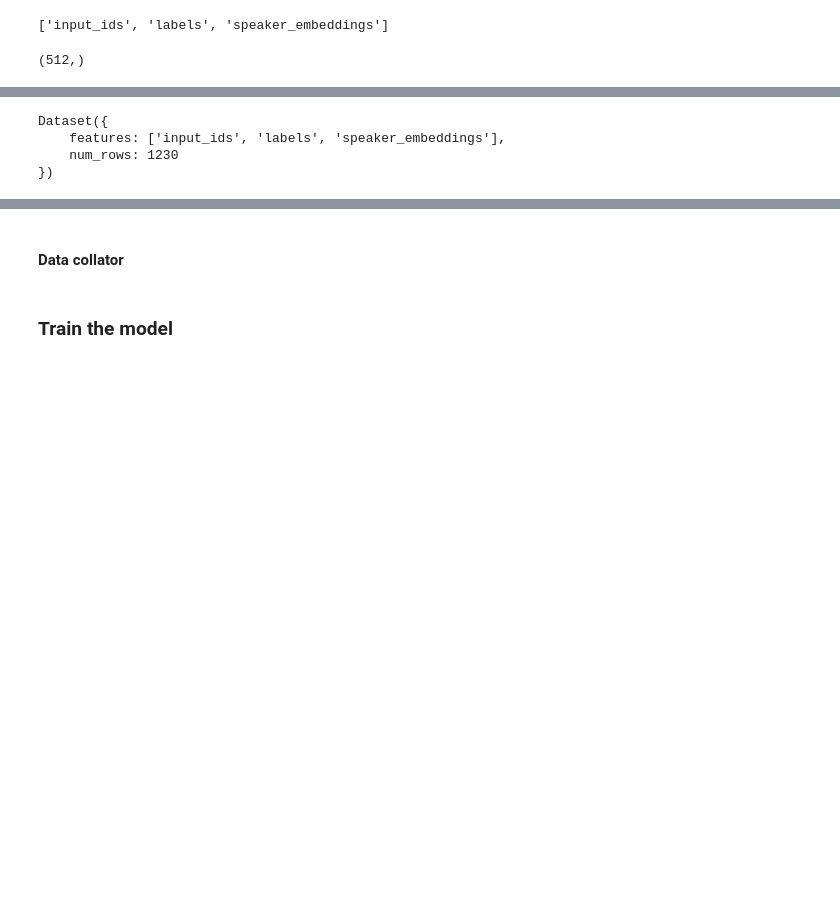
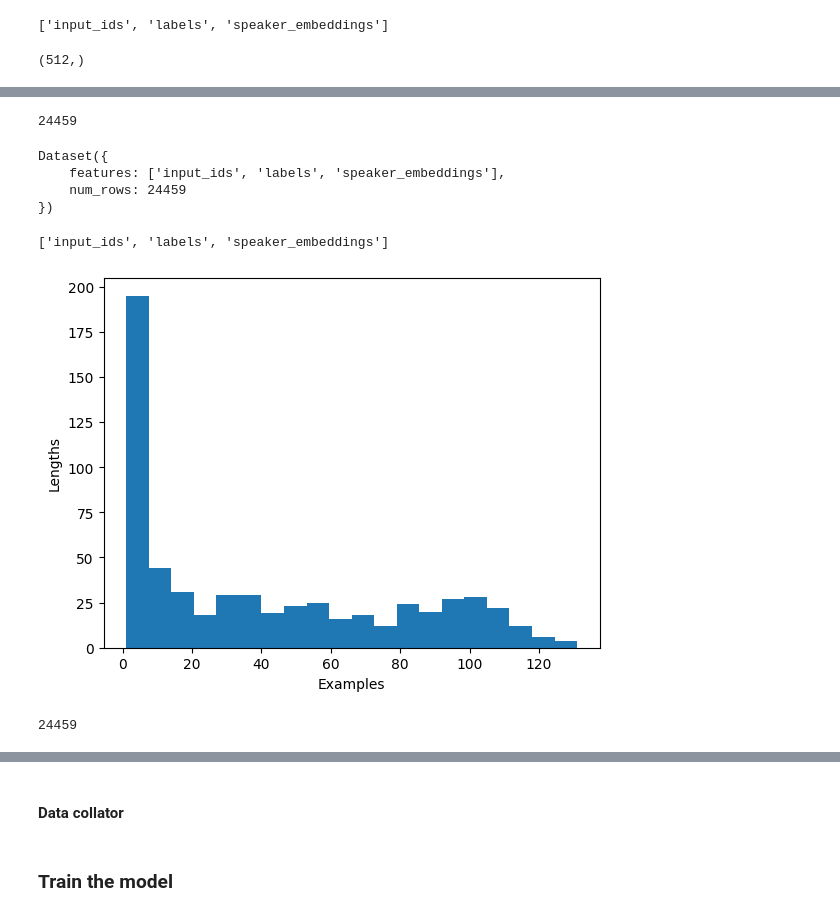
Before and after one commit to ptah23/audio-transformers-course-notebooks, a Jupyter notebook: Unit 6-Handson.ipynb, the cells around one changed output, grey strips where cells are left out. Saved outputs shown, nothing was run; the diff lists cells and outputs as text; code cells hidden in the pictures; blank space fills up the shorter version.

```diff
--- a/Unit 6-Handson.ipynb
+++ b/Unit 6-Handson.ipynb
@@ -310,11 +314,38 @@ IPython.display.Audio(processed_example["labels"],rate=16_000)
+# %%
+len(dataset)
+# %% [output]
+24459
 # %%
-dataset = dataset.map(prepare_dataset, remove_columns=dataset.column_names)
+dataset = dataset.map(prepare_dataset, remove_columns=dataset.column_names, num_proc=1)
 dataset
 # %% [output]
 Dataset({
     features: ['input_ids', 'labels', 'speaker_embeddings'],
-    num_rows: 1230
+    num_rows: 24459
 })
+# %%
+dataset.column_names
+# %% [output]
+['input_ids', 'labels', 'speaker_embeddings']
+# %%
+from collections import defaultdict
+lengths = defaultdict(int)
+for input_id in dataset["input_ids"]:
+    lengths[len(input_id)] += 1
+# %%
+import matplotlib.pyplot as plt
+
+plt.figure()
+plt.hist(lengths.values(), bins=20)
+plt.ylabel("Lengths")
+plt.xlabel("Examples")
+plt.show()
+# %% [output]
+[figure, added]
+# %%
+len(dataset)
+# %% [output]
+24459
 # %%
 def is_not_too_long(input_ids):
     input_length = len(input_ids)
```
Also changed, not shown: parts of 30 cells of this notebook.
